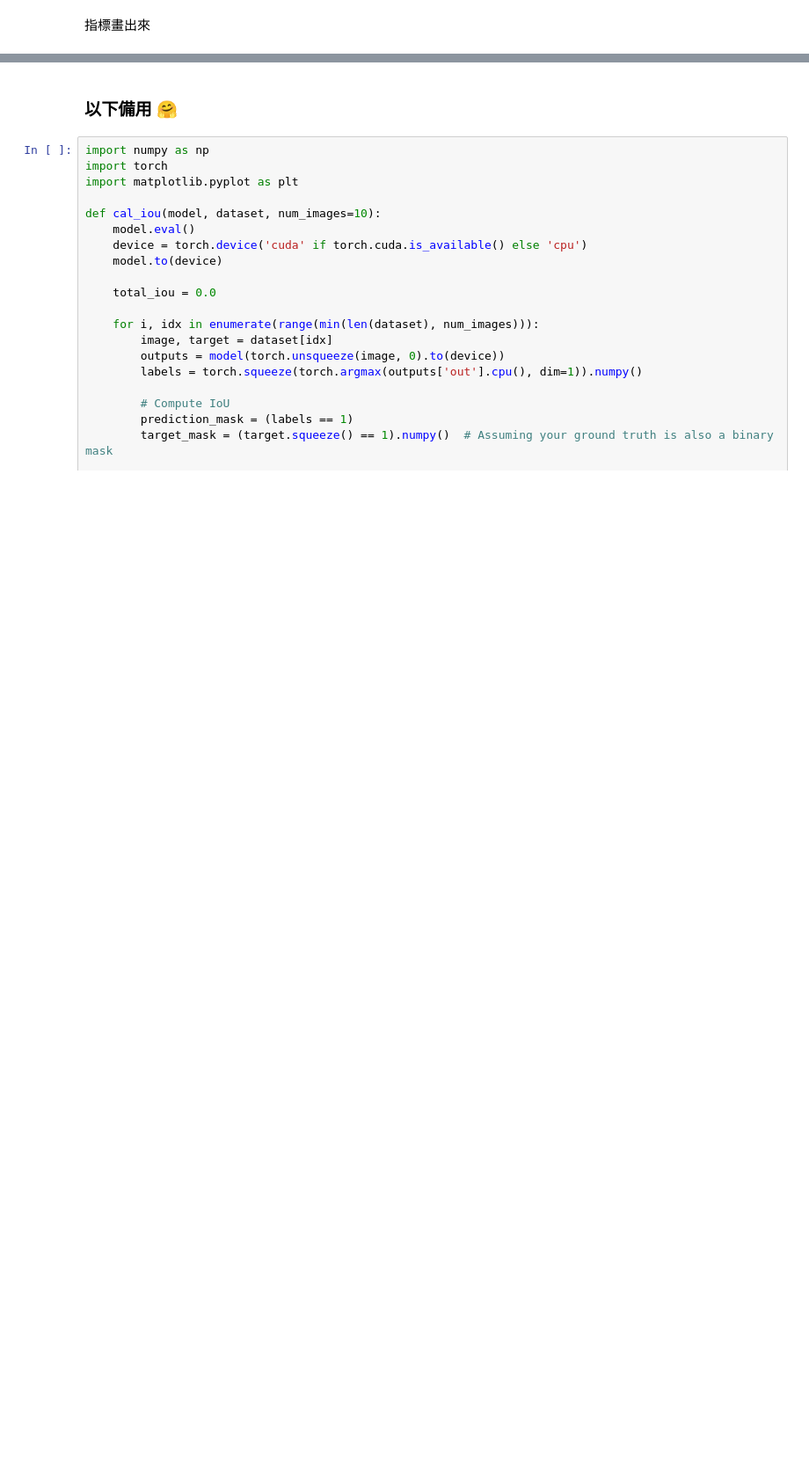
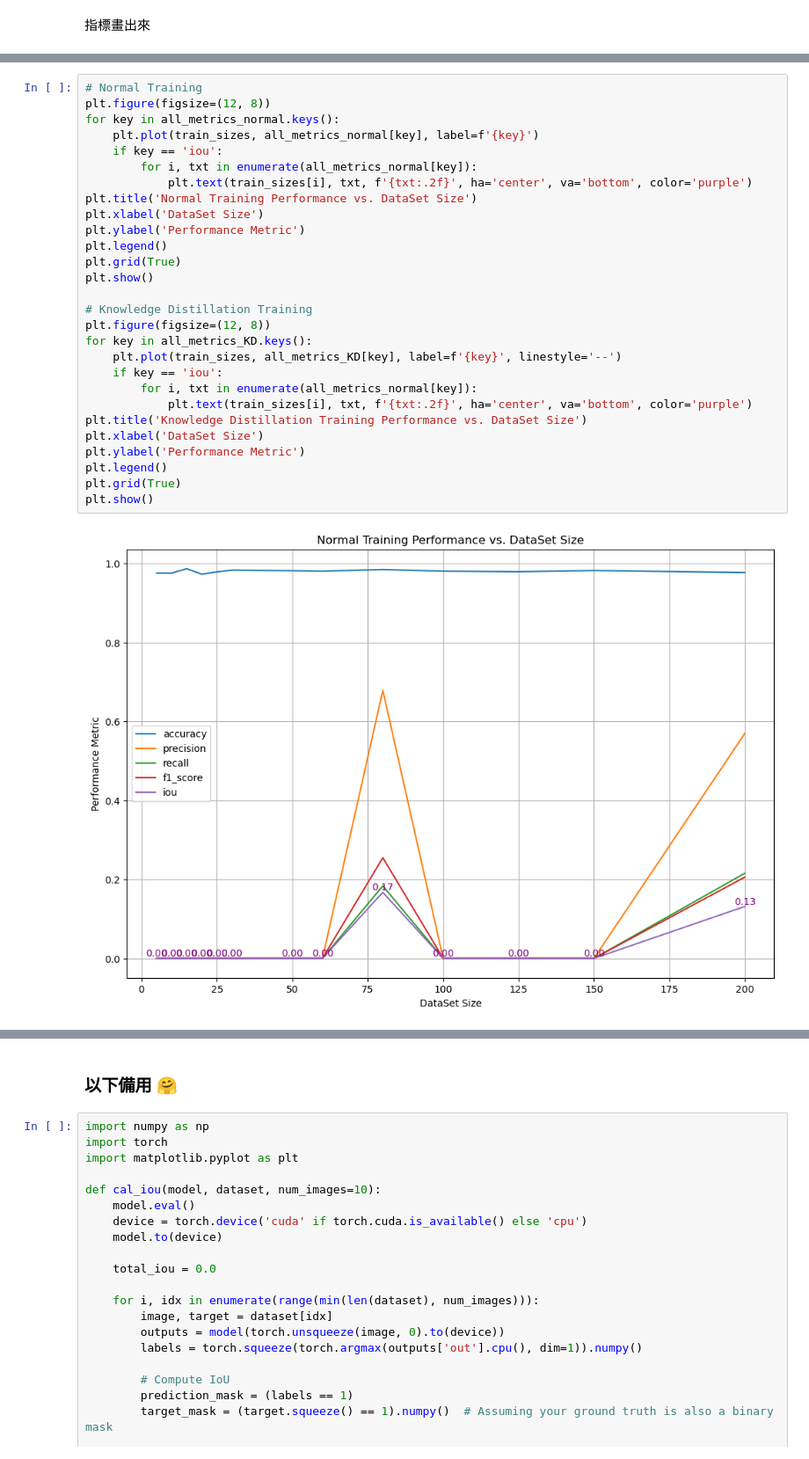
Before and after one commit to Eat-Apple-Again/RipplesDetection, a Jupyter notebook: KD_trial Kfold copy.ipynb, the cells around one changed output, grey strips where cells are left out. Shown at 88% size. Cells and saved outputs as stored; diff of their text form; blank space fills up the shorter version.

```diff
--- a/KD_trial Kfold copy.ipynb
+++ b/KD_trial Kfold copy.ipynb
@@ -815,3 +879,33 @@ tensor([[[[ -2.5538,  -2.5538,  -2.5461,  ...,  -1.3675,  -1.3634,  -1.3634],
  [0 0 0 ... 0 0 0]
  [0 0 0 ... 0 0 0]
  [0 0 0 ... 0 0 0]]
+# %%
+# Normal Training
+plt.figure(figsize=(12, 8))
+for key in all_metrics_normal.keys():
+    plt.plot(train_sizes, all_metrics_normal[key], label=f'{key}')
+    if key == 'iou':
+        for i, txt in enumerate(all_metrics_normal[key]):
+            plt.text(train_sizes[i], txt, f'{txt:.2f}', ha='center', va='bottom', color='purple')
+plt.title('Normal Training Performance vs. DataSet Size')
+plt.xlabel('DataSet Size')
+plt.ylabel('Performance Metric')
+plt.legend()
+plt.grid(True)
+plt.show()
+
+# Knowledge Distillation Training
+plt.figure(figsize=(12, 8))
+for key in all_metrics_KD.keys():
+    plt.plot(train_sizes, all_metrics_KD[key], label=f'{key}', linestyle='--')
+    if key == 'iou':
+        for i, txt in enumerate(all_metrics_normal[key]):
+            plt.text(train_sizes[i], txt, f'{txt:.2f}', ha='center', va='bottom', color='purple')
+plt.title('Knowledge Distillation Training Performance vs. DataSet Size')
+plt.xlabel('DataSet Size')
+plt.ylabel('Performance Metric')
+plt.legend()
+plt.grid(True)
+plt.show()
+# %% [output]
+[figure, added]
```
Also changed, not shown: parts of 8 cells of this notebook, 2 other files.
